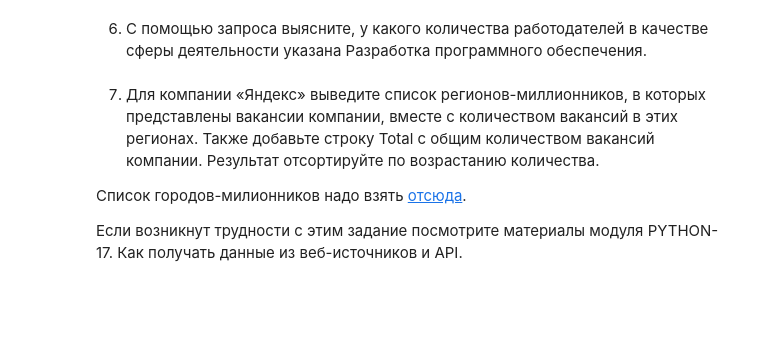
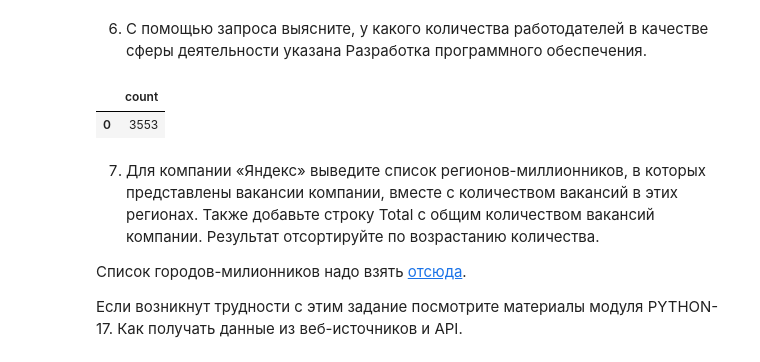
Before and after one commit to Denver139/DS-learn, a Jupyter notebook: PROJECT-2. Анализ вакансий из HeadHunter/Project_2.ipynb, the cells around one changed output. Cells and saved outputs as stored; diff of their text form; code cells hidden in the pictures; blank space fills up the shorter version.

```diff
--- a/PROJECT-2. Анализ вакансий из HeadHunter/Project_2.ipynb
+++ b/PROJECT-2. Анализ вакансий из HeadHunter/Project_2.ipynb
@@ -399,9 +393,22 @@ df
 # %% [markdown]
 6. С помощью запроса выясните, у какого количества работодателей в качестве сферы деятельности указана Разработка программного обеспечения.
 # %%
-# текст запроса
+query_5_6 = f'''
+
+select distinct
+count(e.employer_id)
+
+from public.employers_industries e
+left join industries i on i.id = e.industry_id
+where i.name = 'Разработка программного обеспечения'
+
+'''
 # %%
-# результат запроса
+df = pd.read_sql_query(query_5_6, connection)
+df
+# %% [output]
+|  | count |
+| 0 | 3553 |
 # %% [markdown]
 7. Для компании «Яндекс» выведите список регионов-миллионников, в которых представлены вакансии компании, вместе с количеством вакансий в этих регионах. Также добавьте строку Total с общим количеством вакансий компании. Результат отсортируйте по возрастанию количества.
 
```
Also changed, not shown: parts of 20 cells of this notebook, 1 other file.
